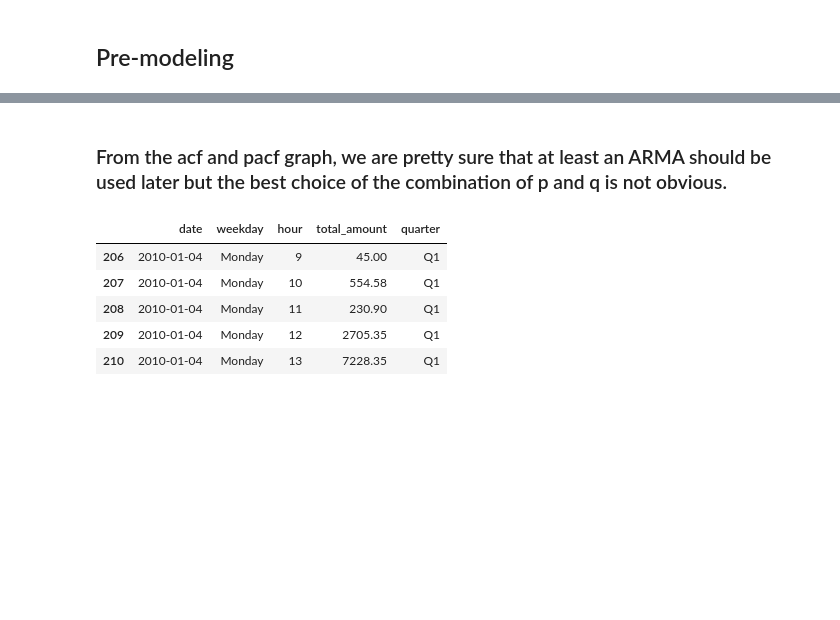
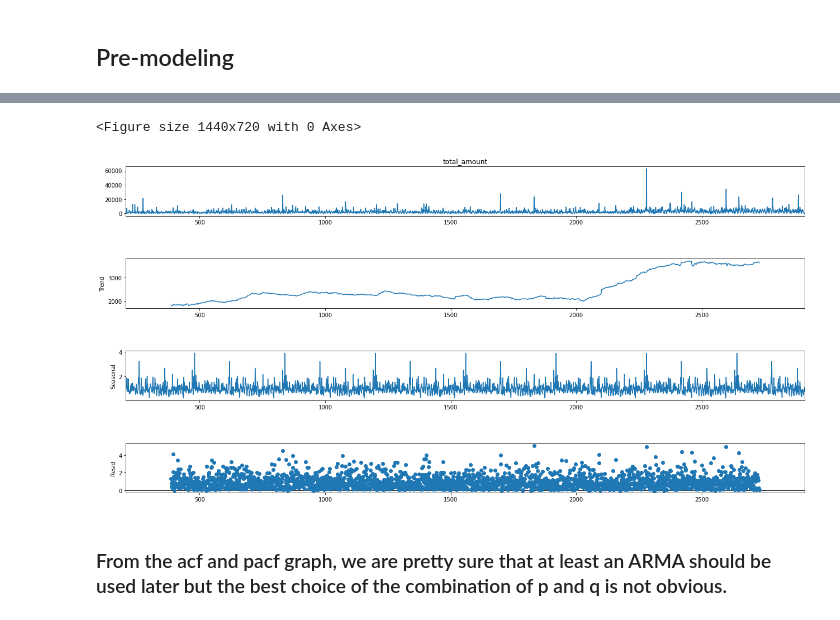
Before and after one commit to yichuang25/Forecasting-Project-Sales, a Jupyter notebook: Analysis&Modeling/Analysis(09-10)_continued.ipynb, the cells around one changed output, grey strips where cells are left out. Cells and saved outputs as stored; diff of their text form; code cells hidden in the pictures; blank space fills up the shorter version.

```diff
--- a/Analysis&Modeling/Analysis(09-10)_continued.ipynb
+++ b/Analysis&Modeling/Analysis(09-10)_continued.ipynb
@@ -168,16 +182,19 @@ plt.show()
+# %%
+from statsmodels.tsa.seasonal import seasonal_decompose
+plt.figure(figsize=(20,10))
+decomposition = seasonal_decompose(sales1['total_amount'],
+                                   model='multiplicative',
+                                   period=360)
+fig = decomposition.plot()
+fig.set_size_inches((20,10))
+plt.show()
+# %% [output]
+<Figure size 1440x720 with 0 Axes>
+[figure, added]
 # %%
 from statsmodels.graphics.tsaplots import plot_acf, plot_pacf
 # %% [markdown]
 ### From the acf and pacf graph, we are pretty sure that at least an ARMA should be used later but the best choice of the combination of p and q is not obvious.
-# %%
-sales1.head(5)
-# %% [output]
-|  | date | weekday | hour | total_amount | quarter |
-| 206 | 2010-01-04 | Monday | 9 | 45.00 | Q1 |
-| 207 | 2010-01-04 | Monday | 10 | 554.58 | Q1 |
-| 208 | 2010-01-04 | Monday | 11 | 230.90 | Q1 |
-| 209 | 2010-01-04 | Monday | 12 | 2705.35 | Q1 |
-| 210 | 2010-01-04 | Monday | 13 | 7228.35 | Q1 |
 # %%
 fig, ax = plt.subplots(2, 1, figsize=(20, 10))
 plot_acf(sales1['total_amount'], lags=50, ax = ax[0])
```
Also changed, not shown: parts of 22 cells of this notebook, 2 other files.
